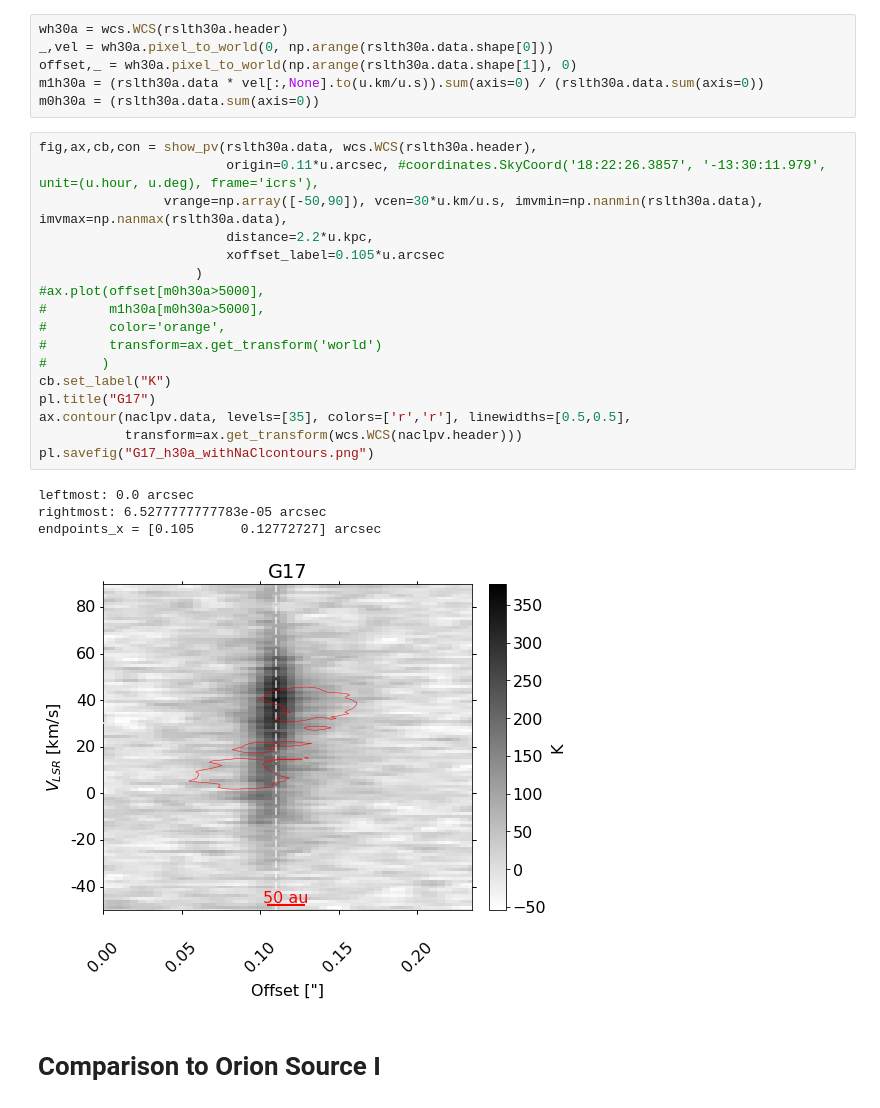
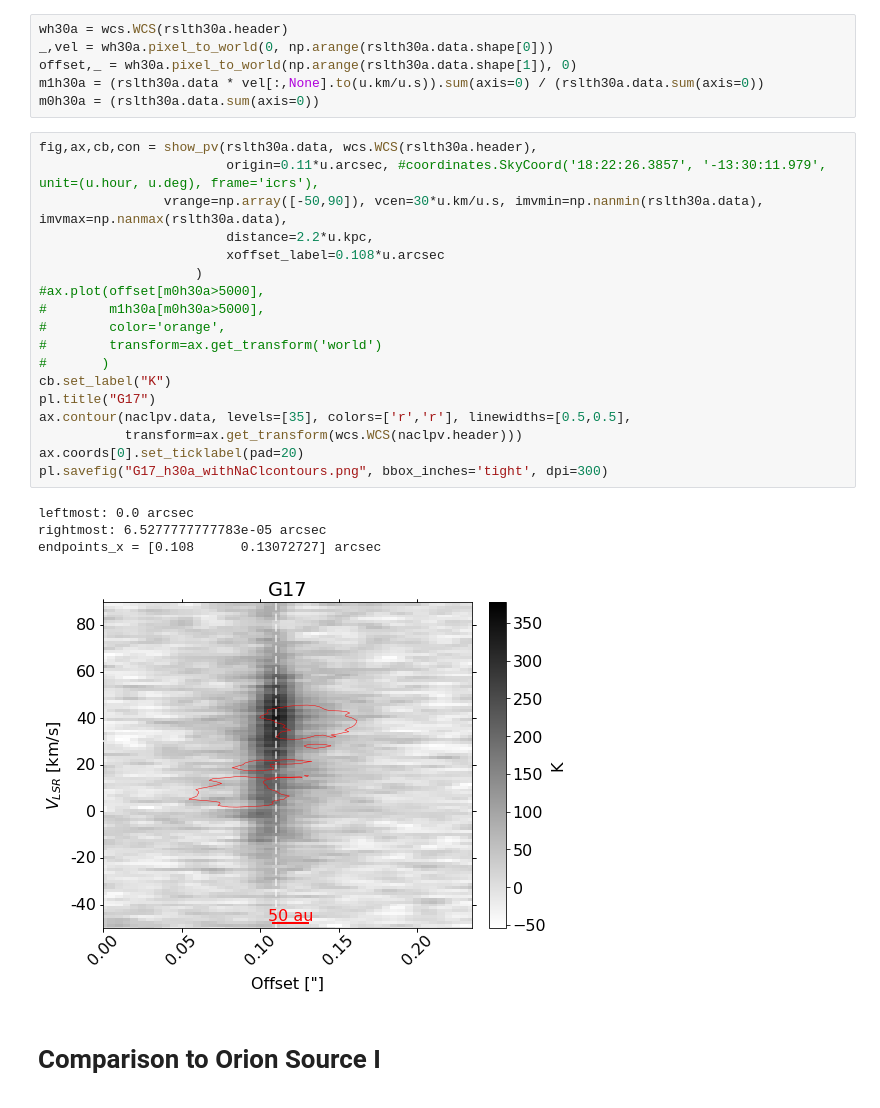
Before and after one commit to keflavich/saltmining, a Jupyter notebook: notebooks/Maud.ipynb, the cells around one changed output. Drawn from its saved outputs; the diff is of its cells as text.

```diff
--- a/notebooks/Maud.ipynb
+++ b/notebooks/Maud.ipynb
@@ -1298,25 +1301,26 @@ m0h30a = (rslth30a.data.sum(axis=0))
 # %%
 fig,ax,cb,con = show_pv(rslth30a.data, wcs.WCS(rslth30a.header),
                         origin=0.11*u.arcsec, #coordinates.SkyCoord('18:22:26.3857', '-13:30:11.979', unit=(u.hour, u.deg), frame='icrs'),
                 vrange=np.array([-50,90]), vcen=30*u.km/u.s, imvmin=np.nanmin(rslth30a.data), imvmax=np.nanmax(rslth30a.data),
                         distance=2.2*u.kpc,
-                        xoffset_label=0.105*u.arcsec
+                        xoffset_label=0.108*u.arcsec
                     )
 #ax.plot(offset[m0h30a>5000],
 #        m1h30a[m0h30a>5000],
 #        color='orange',
 #        transform=ax.get_transform('world')
 #       )
 cb.set_label("K")
 pl.title("G17")
 ax.contour(naclpv.data, levels=[35], colors=['r','r'], linewidths=[0.5,0.5],
            transform=ax.get_transform(wcs.WCS(naclpv.header)))
-pl.savefig("G17_h30a_withNaClcontours.png")
+ax.coords[0].set_ticklabel(pad=20)
+pl.savefig("G17_h30a_withNaClcontours.png", bbox_inches='tight', dpi=300)
 # %% [output]
 leftmost: 0.0 arcsec
 rightmost: 6.5277777777783e-05 arcsec
-endpoints_x = [0.105      0.12772727] arcsec
+endpoints_x = [0.108      0.13072727] arcsec
-[figure, old version]
+[figure, new version]
 # %% [markdown]
 # Comparison to Orion Source I
 # %%
```
Also changed, not shown: parts of 12 cells of this notebook, 4 other files.
